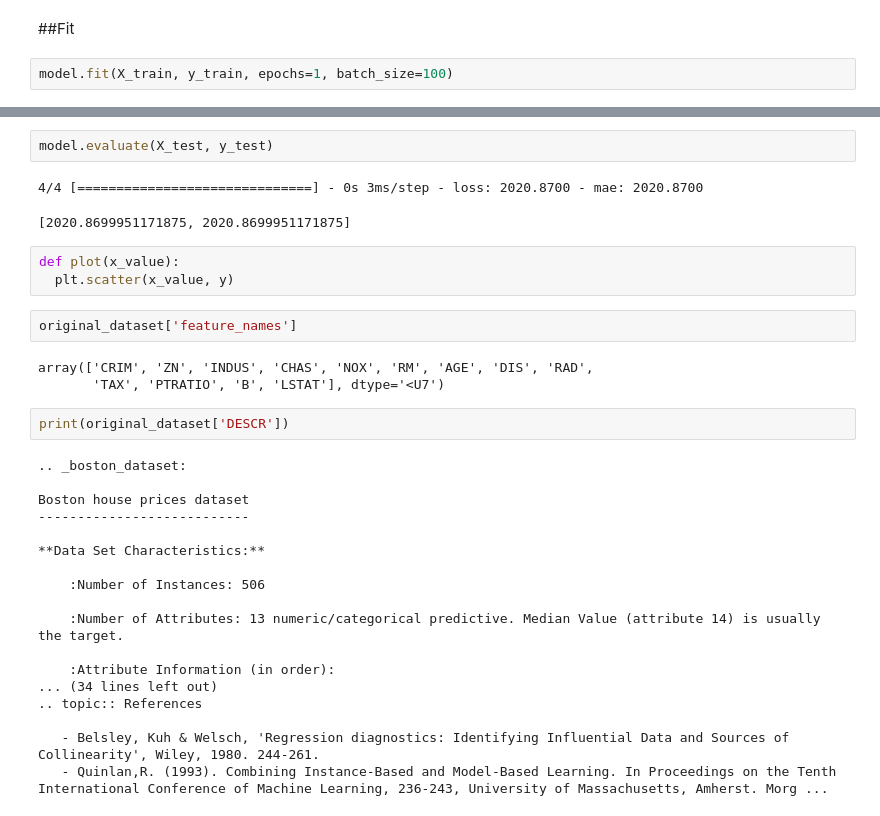
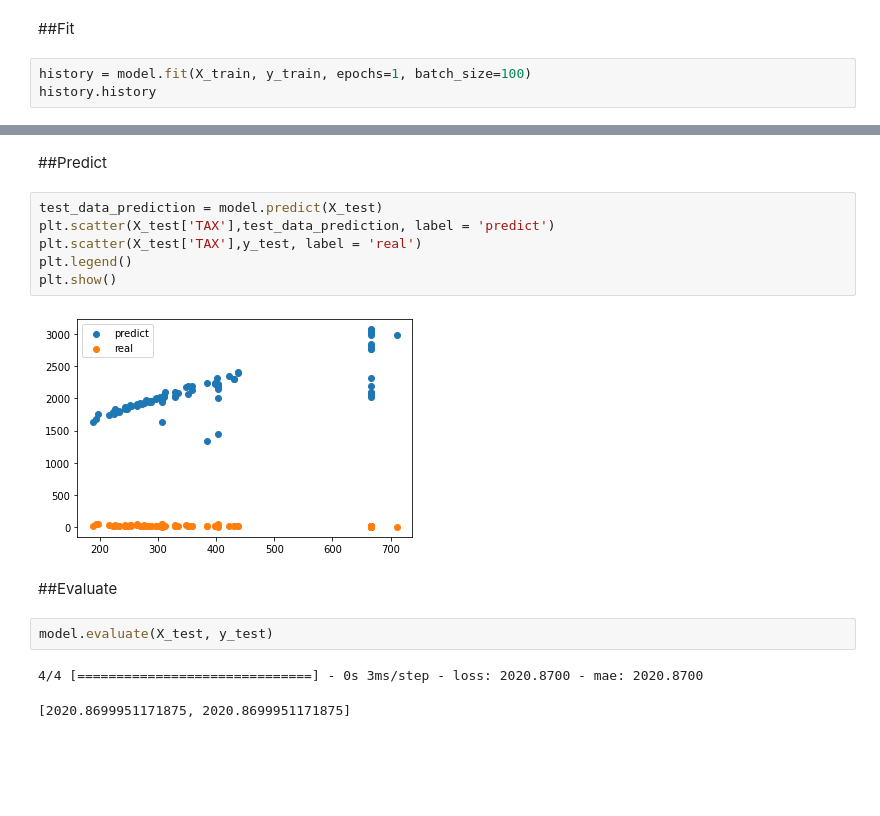
Before and after one commit to ehsanem/Tensorflow, a Jupyter notebook: TensorflowFundamental.ipynb, the cells around one changed output, grey strips where cells are left out. Cells and saved outputs as stored; diff of their text form; blank space fills up the shorter version.

Commit message:
Test config 1& 2

```diff
--- a/TensorflowFundamental.ipynb
+++ b/TensorflowFundamental.ipynb
@@ -436,5 +442,6 @@ model.compile(optimizer = 'SGD', loss = 'mae', metrics = 'mae')
 # %% [markdown]
 ##Fit
 # %%
-model.fit(X_train, y_train, epochs=1, batch_size=100)
+history = model.fit(X_train, y_train, epochs=1, batch_size=100)
+history.history
 # %% [output]
@@ -443,33 +450,17 @@ model.fit(X_train, y_train, epochs=1, batch_size=100)
+# %% [markdown]
+##Predict
+# %%
+test_data_prediction = model.predict(X_test)
+plt.scatter(X_test['TAX'],test_data_prediction, label = 'predict')
+plt.scatter(X_test['TAX'],y_test, label = 'real')
+plt.legend()
+plt.show()
+# %% [output]
+[figure, added]
+# %% [markdown]
+##Evaluate
 # %%
 model.evaluate(X_test, y_test)
 # %% [output]
 4/4 [==============================] - 0s 3ms/step - loss: 2020.8700 - mae: 2020.8700
 [2020.8699951171875, 2020.8699951171875]
-# %%
-def plot(x_value):
-  plt.scatter(x_value, y)
-# %%
-original_dataset['feature_names']
-# %% [output]
-array(['CRIM', 'ZN', 'INDUS', 'CHAS', 'NOX', 'RM', 'AGE', 'DIS', 'RAD',
-       'TAX', 'PTRATIO', 'B', 'LSTAT'], dtype='<U7')
-# %%
-print(original_dataset['DESCR'])
-# %% [output]
-.. _boston_dataset:
-
-Boston house prices dataset
----------------------------
-
-**Data Set Characteristics:**
-
-    :Number of Instances: 506
-
-    :Number of Attributes: 13 numeric/categorical predictive. Median Value (attribute 14) is usually the target.
-
-    :Attribute Information (in order):
-... (34 lines left out)
-.. topic:: References
-
-   - Belsley, Kuh & Welsch, 'Regression diagnostics: Identifying Influential Data and Sources of Collinearity', Wiley, 1980. 244-261.
-   - Quinlan,R. (1993). Combining Instance-Based and Model-Based Learning. In Proceedings on the Tenth International Conference of Machine Learning, 236-243, University of Massachusetts, Amherst. Morg ...
```
Also changed, not shown: parts of 14 cells of this notebook.
